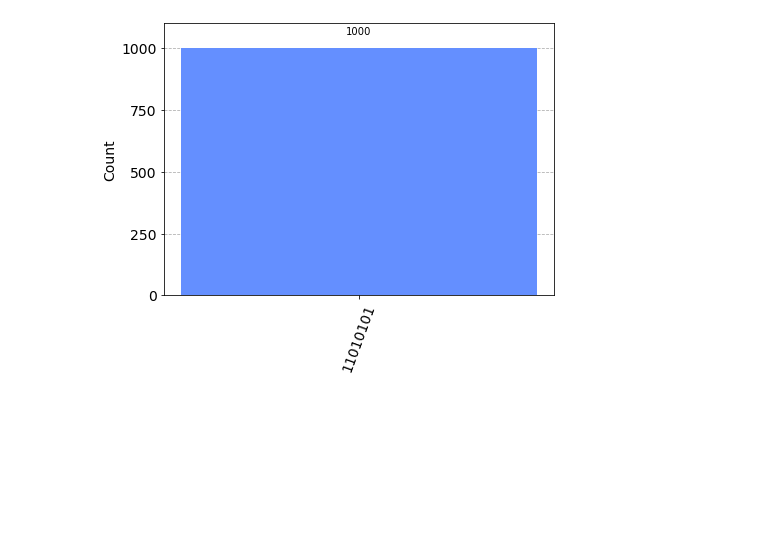
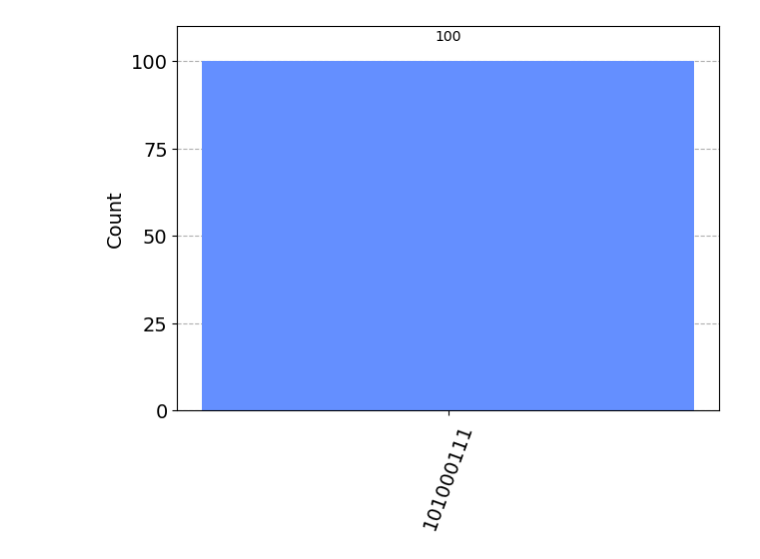
Before and after one commit to chutommy/bvviz, a Jupyter notebook: exploratory-bernstein-vazirani.ipynb, the cells around one changed output. Saved outputs shown, nothing was run; the diff lists cells and outputs as text; code cells hidden in the pictures; blank space fills up the shorter version.

```diff
--- a/exploratory-bernstein-vazirani.ipynb
+++ b/exploratory-bernstein-vazirani.ipynb
@@ -93,10 +35,9 @@ qc.draw(output="mpl")
 # %%
-job = execute(qc, Aer.get_backend("qasm_simulator"), shots=1000)
+job = execute(builder.circuit, Aer.get_backend("qasm_simulator"), shots=100)
 counts = job.result().get_counts()
+plot_histogram(counts)
+# %% [output]
+[figure, added]
-# %%
-plot_histogram(counts)
-# %% [output]
-[figure, removed]
 # %%
 import numpy as np
 from qiskit import QuantumCircuit, transpile
```
Also changed, not shown: parts of 13 cells of this notebook.
